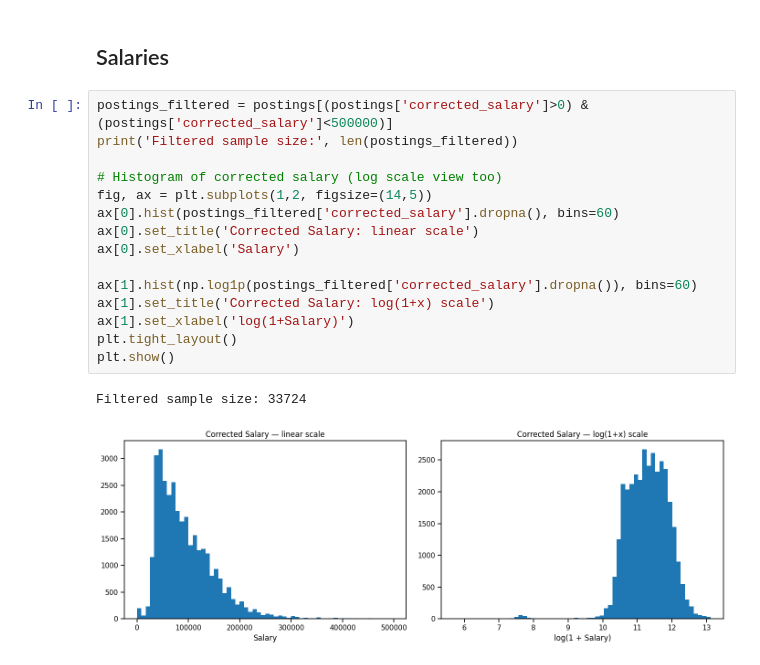
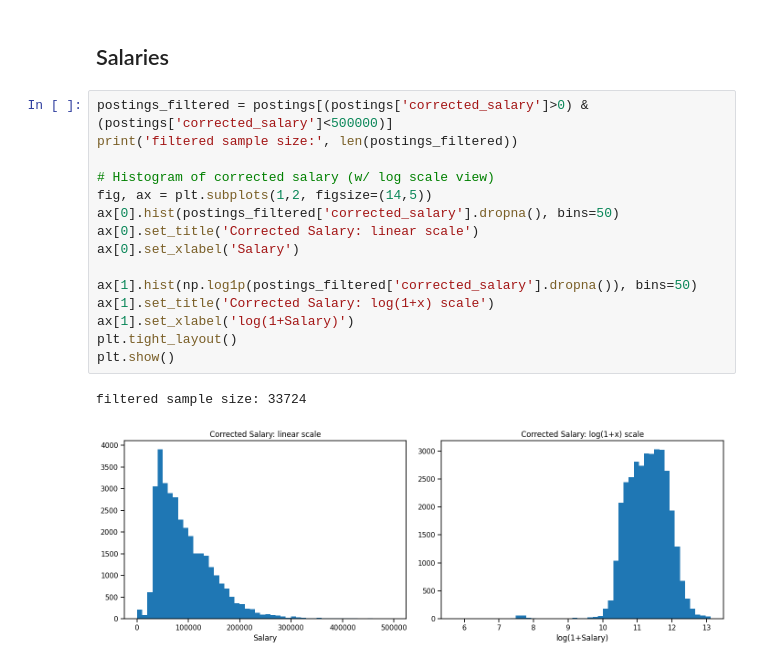
Before and after one commit to j-podracky/linked-insights-ner, a Jupyter notebook: notebooks/01_exploring_linkedin_data.ipynb, the cells around one changed output. Cells and saved outputs as stored; diff of their text form.

```diff
--- a/notebooks/01_exploring_linkedin_data.ipynb
+++ b/notebooks/01_exploring_linkedin_data.ipynb
@@ -315,19 +315,19 @@ sns.set_context('notebook')
 ## Salaries
 # %%
 postings_filtered = postings[(postings['corrected_salary']>0) & (postings['corrected_salary']<500000)]
-print('Filtered sample size:', len(postings_filtered))
+print('filtered sample size:', len(postings_filtered))
 
-# Histogram of corrected salary (log scale view too)
+# Histogram of corrected salary (w/ log scale view)
 fig, ax = plt.subplots(1,2, figsize=(14,5))
-ax[0].hist(postings_filtered['corrected_salary'].dropna(), bins=60)
+ax[0].hist(postings_filtered['corrected_salary'].dropna(), bins=50)
 ax[0].set_title('Corrected Salary: linear scale')
 ax[0].set_xlabel('Salary')
 
-ax[1].hist(np.log1p(postings_filtered['corrected_salary'].dropna()), bins=60)
+ax[1].hist(np.log1p(postings_filtered['corrected_salary'].dropna()), bins=50)
 ax[1].set_title('Corrected Salary: log(1+x) scale')
 ax[1].set_xlabel('log(1+Salary)')
 plt.tight_layout()
 plt.show()
 # %% [output]
-Filtered sample size: 33724
+filtered sample size: 33724
-[figure, old version]
+[figure, new version]
```
Also changed, not shown: parts of 24 cells of this notebook.
